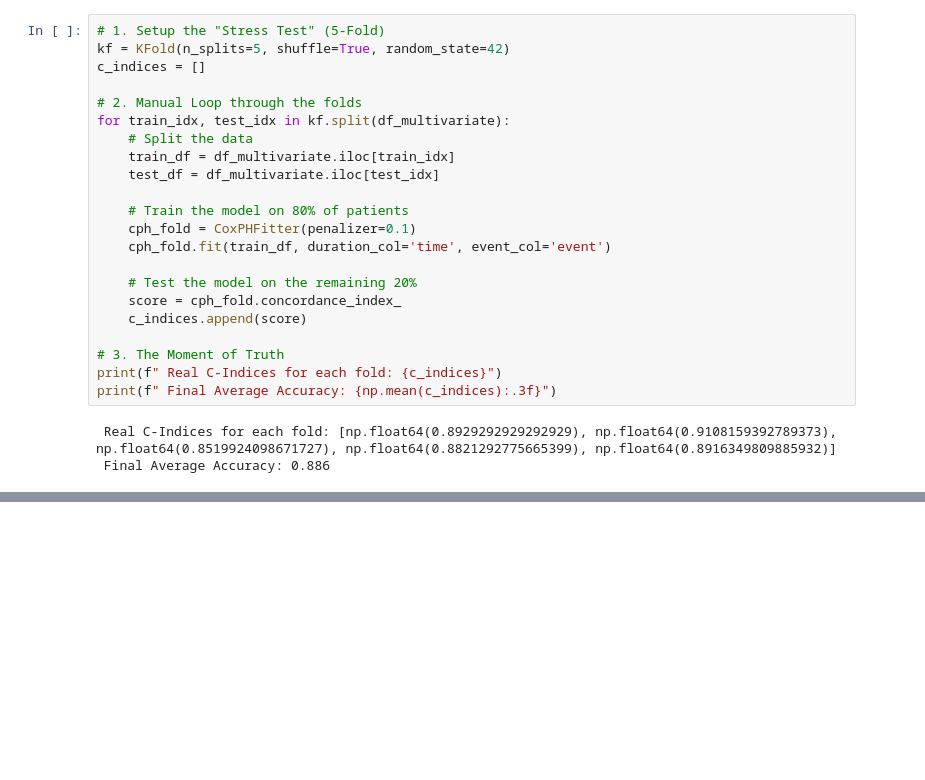
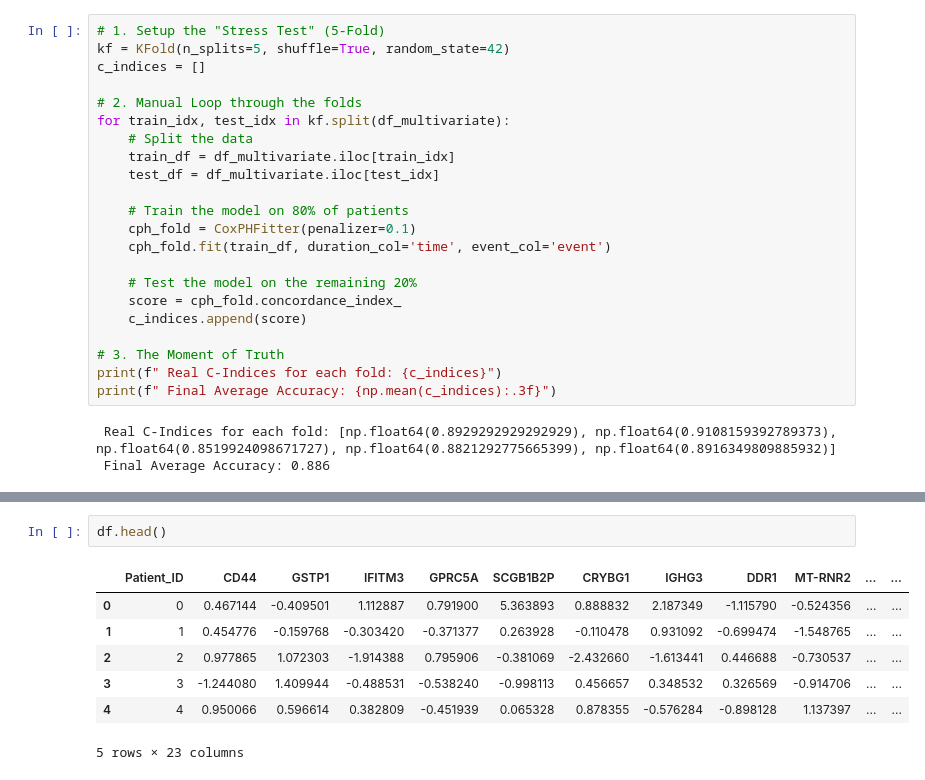
Before and after one commit to pulick/survival-analysis, a Jupyter notebook: notebooks/eda.ipynb, the cells around one changed output, grey strips where cells are left out. Drawn from its saved outputs; the diff is of its cells as text; blank space fills up the shorter version.

```diff
--- a/notebooks/eda.ipynb
+++ b/notebooks/eda.ipynb
@@ -450,0 +542,10 @@ print(f" Final Average Accuracy: {np.mean(c_indices):.3f}")
+# %%
+df.head()
+# %% [output]
+|  | Patient_ID | CD44 | GSTP1 | IFITM3 | GPRC5A | SCGB1B2P | CRYBG1 | IGHG3 | DDR1 | MT-RNR2 | ... | ... |
+| 0 | 0 | 0.467144 | -0.409501 | 1.112887 | 0.791900 | 5.363893 | 0.888832 | 2.187349 | -1.115790 | -0.524356 | ... | ... |
+| 1 | 1 | 0.454776 | -0.159768 | -0.303420 | -0.371377 | 0.263928 | -0.110478 | 0.931092 | -0.699474 | -1.548765 | ... | ... |
+| 2 | 2 | 0.977865 | 1.072303 | -1.914388 | 0.795906 | -0.381069 | -2.432660 | -1.613441 | 0.446688 | -0.730537 | ... | ... |
+| 3 | 3 | -1.244080 | 1.409944 | -0.488531 | -0.538240 | -0.998113 | 0.456657 | 0.348532 | 0.326569 | -0.914706 | ... | ... |
+| 4 | 4 | 0.950066 | 0.596614 | 0.382809 | -0.451939 | 0.065328 | 0.878355 | -0.576284 | -0.898128 | 1.137397 | ... | ... |
+5 rows × 23 columns
```
Also changed, not shown: parts of 6 cells of this notebook.
